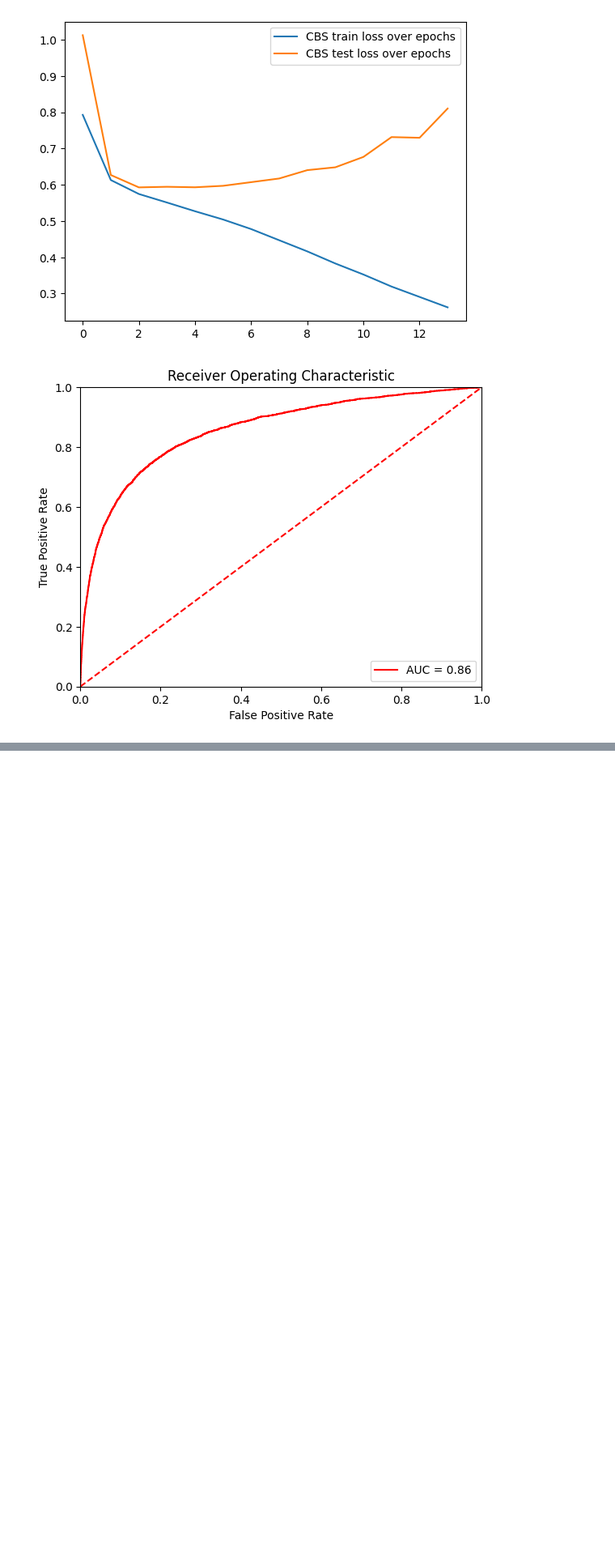
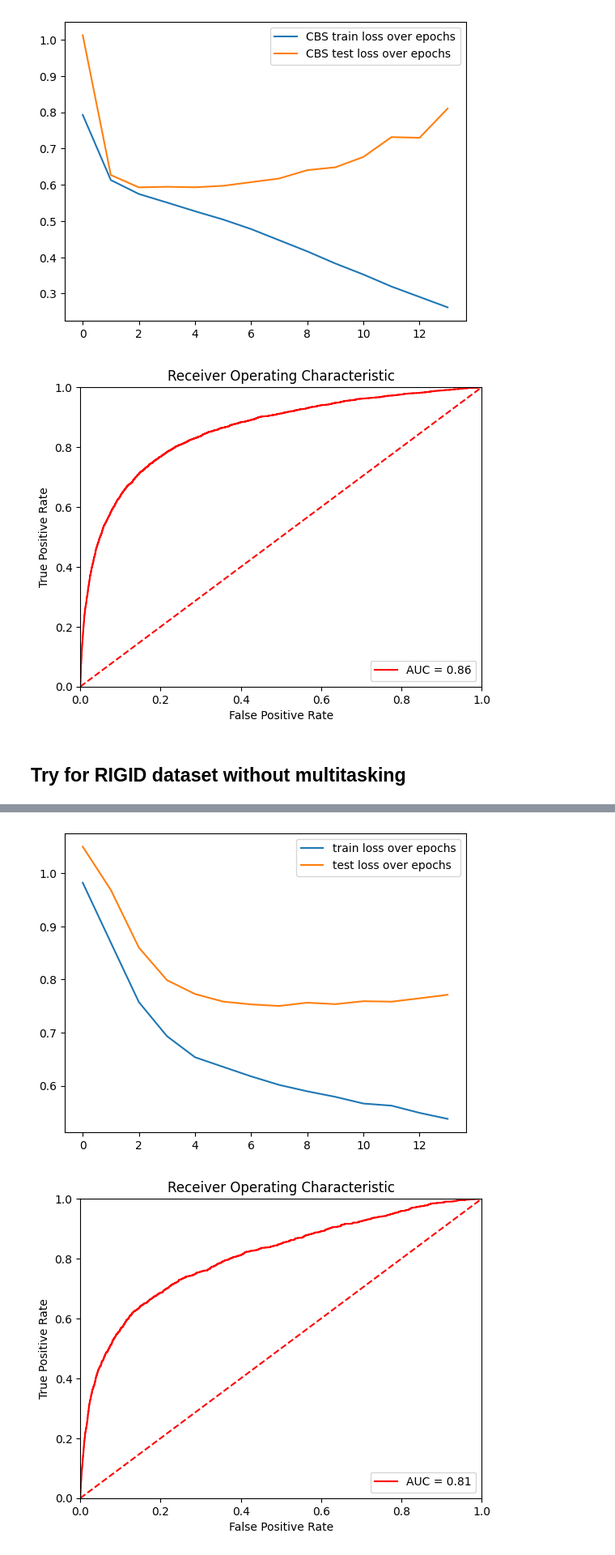
Before and after one commit to skrhakv/cryptic-finetuning, a Jupyter notebook: src/models/baseline-nn.ipynb, the cells around one changed output, grey strips where cells are left out. Shown: that part at 81% size. Drawn from its saved outputs; the diff is of its cells as text; code cells hidden in the pictures; blank space fills up the shorter version.

Commit message:
try training for rigid dataset

```diff
--- a/src/models/baseline-nn.ipynb
+++ b/src/models/baseline-nn.ipynb
@@ -550,3 +551,24 @@ Epoch: 12 | Loss: 0.6265, Distance loss: 0.3147, CBS loss: 0.3118, Accuracy: 90.
 Epoch: 13 | Loss: 0.5698, Distance loss: 0.3201, CBS loss: 0.2498, Accuracy: 91.63% | Test loss: 0.8101, AUC: 0.8562, MCC: 0.3923, sum: 4919.0
 [figure]
 [figure]
+# %% [markdown]
+## Try for RIGID dataset without multitasking
+# %%
+DATASET = 'rigid'
+DATA_PATH = f'/home/skrhakv/cryptic-nn/data/{DATASET}'
+ESM_EMBEDDINGS_PATH = f'{DATA_PATH}/embeddings'
+
+Xs_train_apo, Ys_train_apo = process_sequence_dataset(f'{DATA_PATH}/train.txt', [ESM_EMBEDDINGS_PATH])
+train_dataset_apo = SequenceCryptoBenchDataset(Xs_train_apo, Ys_train_apo)
+
+Xs_test_apo, Ys_test_apo = process_sequence_dataset(f'{DATA_PATH}/test.txt', [ESM_EMBEDDINGS_PATH])
+test_dataset_apo = SequenceCryptoBenchDataset(Xs_test_apo, Ys_test_apo)
+
+model_3 = CryptoBenchClassifier().to(device)
+optimizer = torch.optim.Adam(params=model_3.parameters(),
+                            lr=0.0001)
+
+
+fpr_3, tpr_3, roc_auc_3 = train(model_3, optimizer, epochs=14, batch_size=4096,
+      train_dataset=train_dataset_apo, test_dataset=test_dataset_apo)
+# %% [output]
@@ -552,0 +594,2 @@ Epoch: 13 | Loss: 0.5698, Distance loss: 0.3201, CBS loss: 0.2498, Accuracy: 91.
+[figure, added]
+[figure, added]
```
Also changed, not shown: parts of 5 cells of this notebook.
